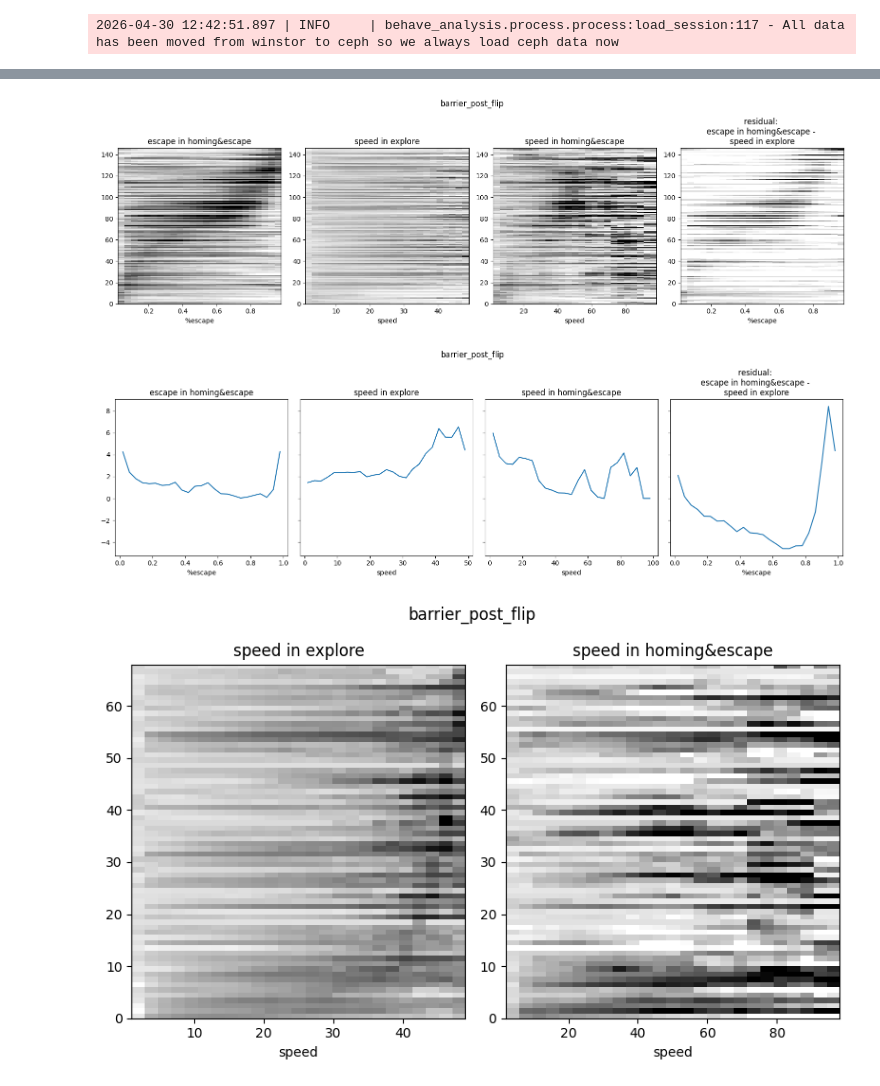
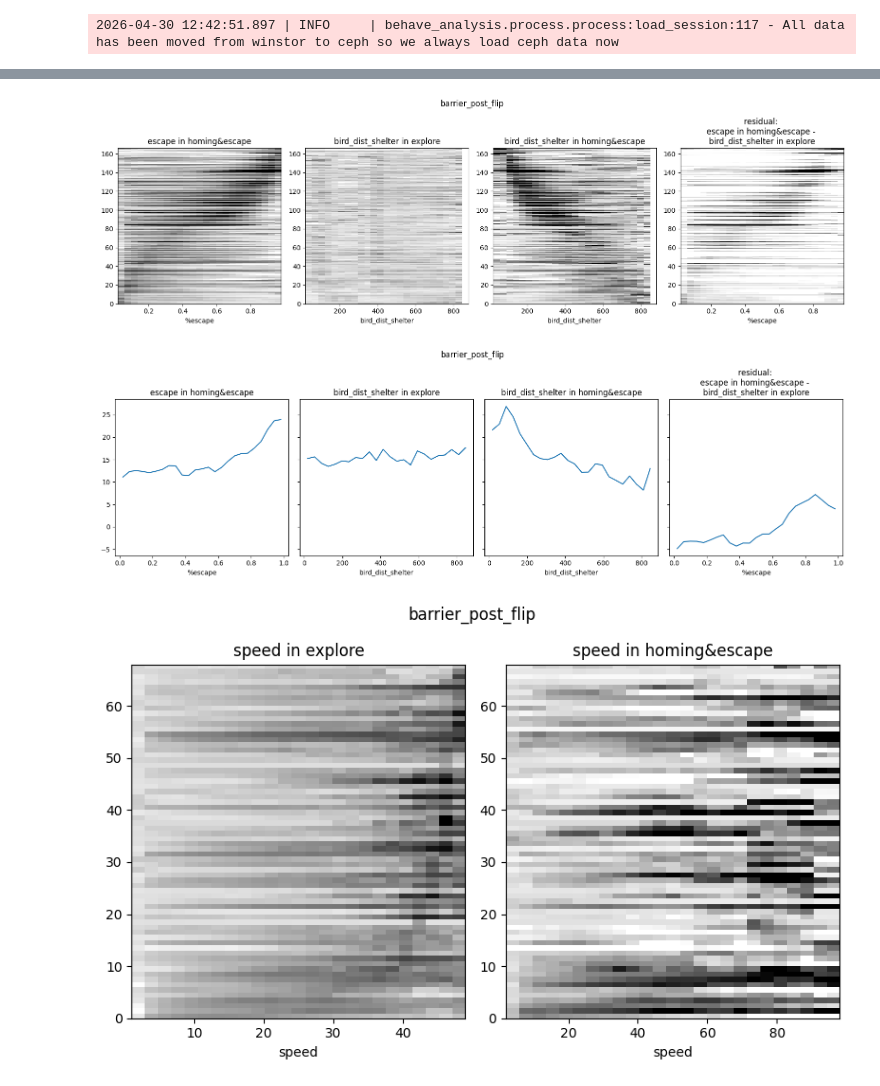
Before and after one commit to BrancoLab/JAL2_subgoal_pipeline, a Jupyter notebook: JR_test_scripts/Visualize_Tuning_Compare_Vars.ipynb, the cells around one changed output, grey strips where cells are left out. Cells and saved outputs as stored; diff of their text form; code cells hidden in the pictures.

```diff
--- a/JR_test_scripts/Visualize_Tuning_Compare_Vars.ipynb
+++ b/JR_test_scripts/Visualize_Tuning_Compare_Vars.ipynb
@@ -64,7 +64,7 @@ std_fcm = np.nanstd(fcm, axis=0)
 2026-04-30 12:42:51.897 | INFO     | behave_analysis.process.process:load_session:117 - All data has been moved from winstor to ceph so we always load ceph data now
 # %%
 """Load tuning data"""
-var = "speed" # "distance_shelter", "bird_dist_shelter", "2D_position", "speed"
+var = "bird_dist_shelter" # "distance_shelter", "bird_dist_shelter", "2D_position", "speed"
 
 vars = ['escape in homing&escape']
 if var != "2D_position":
@@ -150,39 +150,39 @@ for i, v in enumerate(results_dict.keys()):
 fig.suptitle(cond_list[c])
 fig.tight_layout()
 # %% [output]
-[figure, old version]
+[figure, new version]
 # %%
 c = 2
-n=-1
+n=-5
 tuned = np.where(results_dict["escape in homing&escape"]["sig_cells"][c,:] & results_dict["residual: escape in homing&escape - " + var + " in explore"]["sig_cells"][c,:])[0]
 
 fig, axs = plt.subplots(1, len(results_dict.keys()), figsize=(4*len(results_dict.keys()), 5), sharey=True)
 for i, v in enumerate(results_dict.keys()):
     neur = results_dict[v]["ep_data"]["fr_full"][c, tuned, :]
     tuning_hm = np.divide(neur - mean_fcm[tuned, np.newaxis],
                             std_fcm[tuned, np.newaxis],
                             out=np.zeros_like(tuning_hm, dtype=np.float64),
                             where=std_fcm[tuned, np.newaxis] != 0)
     if v == "escape in homing&escape":
         sort_idx = np.argsort(np.argmax(tuning_hm, axis=1))
     if "escape in" in v:
         bin_edges = results_dict[v]["ep_data"]["bin_edges"]
         # bin_edges = define_bin_edges(Settings_ae, "escape")
         axs[i].set_xlabel(r"%escape")
     else:
         bin_edges = results_dict[v]["ep_data"]["bin_edges"]
         # bin_edges = define_bin_edges(Settings_ae, var)
         axs[i].set_xlabel(var)
     bins = (bin_edges[:-1] + bin_edges[1:]) / 2
     axs[i].plot(bins,neur[sort_idx[n],:])
     if "residual" in v:
         axs[i].set_title("residual: \nescape in homing&escape - \n" + var + " in explore")
     else:
         axs[i].set_title(v)
 fig.suptitle(cond_list[c])
 fig.tight_layout()
 # %% [output]
-[figure, old version]
+[figure, new version]
 # %%
 c = 2
 
```
Also changed, not shown: parts of 1 cell of this notebook, 2 other files.
